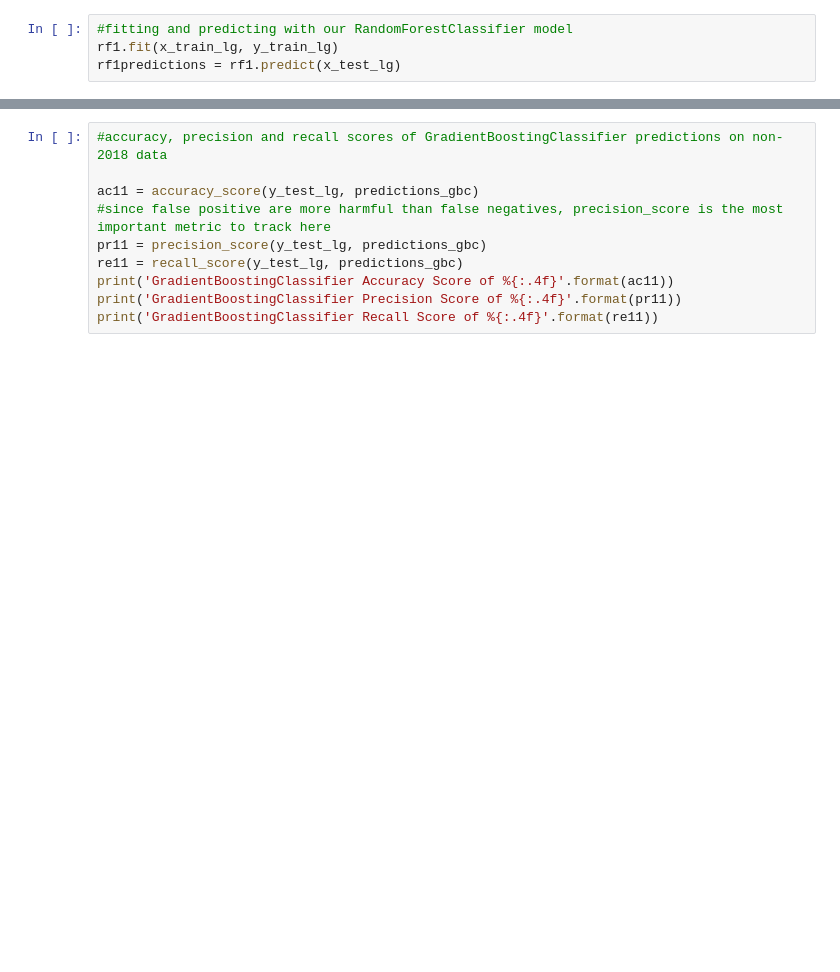
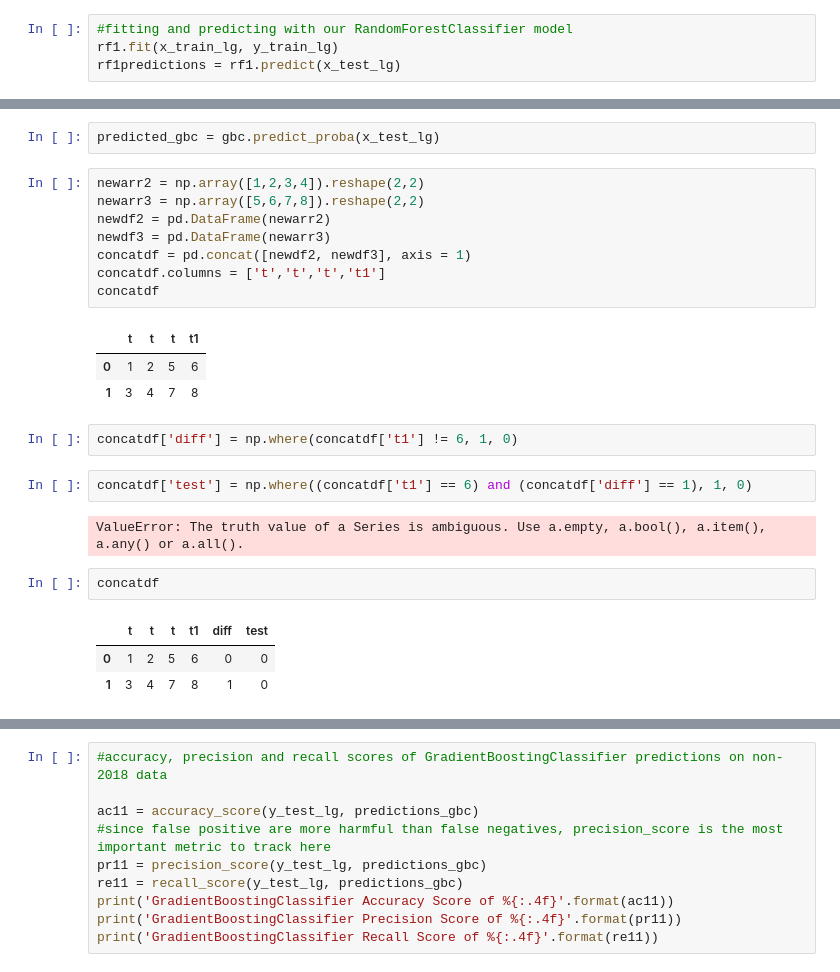
Before and after one commit to philippe-heitzmann/Lending_Club_ML_Classification, a Jupyter notebook: LendingClub_Exploratory_Data_Analysis_And_Preprocessing5.ipynb, the cells around one changed output, grey strips where cells are left out. Cells and saved outputs as stored; diff of their text form; blank space fills up the shorter version.

```diff
--- a/LendingClub_Exploratory_Data_Analysis_And_Preprocessing5.ipynb
+++ b/LendingClub_Exploratory_Data_Analysis_And_Preprocessing5.ipynb
@@ -888,0 +973,26 @@ ax.set_ylabel('True');
+# %%
+predicted_gbc = gbc.predict_proba(x_test_lg)
+# %%
+newarr2 = np.array([1,2,3,4]).reshape(2,2)
+newarr3 = np.array([5,6,7,8]).reshape(2,2)
+newdf2 = pd.DataFrame(newarr2)
+newdf3 = pd.DataFrame(newarr3)
+concatdf = pd.concat([newdf2, newdf3], axis = 1)
+concatdf.columns = ['t','t','t','t1']
+concatdf
+# %% [output]
+|  | t | t | t | t1 |
+| 0 | 1 | 2 | 5 | 6 |
+| 1 | 3 | 4 | 7 | 8 |
+# %%
+concatdf['diff'] = np.where(concatdf['t1'] != 6, 1, 0)
+# %%
+concatdf['test'] = np.where((concatdf['t1'] == 6) and (concatdf['diff'] == 1), 1, 0)
+# %% [output]
+ValueError: The truth value of a Series is ambiguous. Use a.empty, a.bool(), a.item(), a.any() or a.all().
+# %%
+concatdf
+# %% [output]
+|  | t | t | t | t1 | diff | test |
+| 0 | 1 | 2 | 5 | 6 | 0 | 0 |
+| 1 | 3 | 4 | 7 | 8 | 1 | 0 |
```
Also changed, not shown: parts of 59 cells of this notebook.
